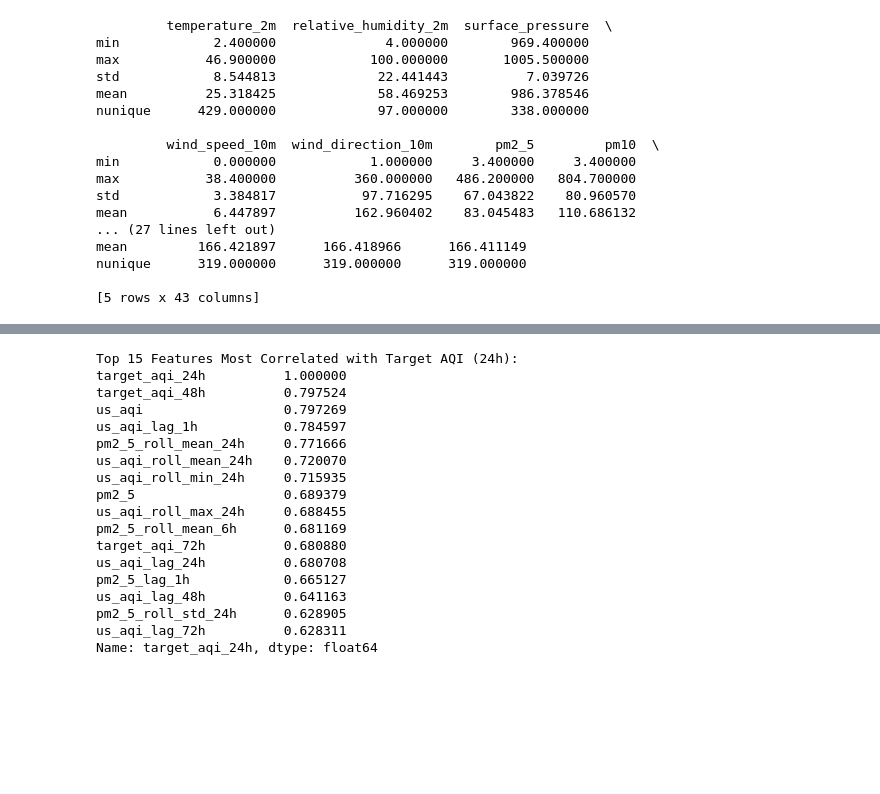
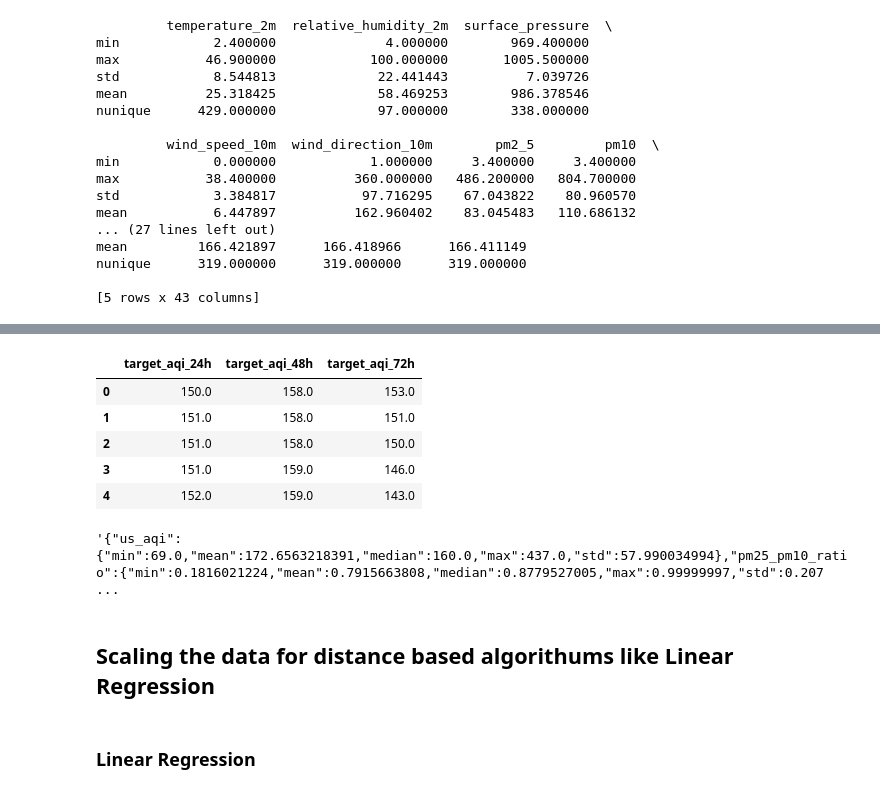
Before and after one commit to HabibUrRehman-mk/AQI_Predictor, a Jupyter notebook: ml_pipeline.ipynb, the cells around one changed output, grey strips where cells are left out. Drawn from its saved outputs; the diff is of its cells as text; code cells hidden in the pictures; blank space fills up the shorter version.

```diff
--- a/ml_pipeline.ipynb
+++ b/ml_pipeline.ipynb
@@ -109,4 +109,35 @@ nunique      319.000000      319.000000      319.000000
 
 [5 rows x 43 columns]
 # %%
-from sklearn.model_selection import train_test_split
+import pandas as pd
+
+target_cols = ["target_aqi_24h", "target_aqi_48h", "target_aqi_72h"]
+metadata_cols = ["time", "city"]
+feature_cols = [c for c in df.columns if c not in target_cols + metadata_cols]
+
+X = df[feature_cols]
+y = df[target_cols]
+
+# 3. Calculate Index Cutoffs (80% Train, 10% Val, 10% Test)
+n = len(df)
+train_end = int(n * 0.80)
+val_end = int(n * 0.90)
+
+# Maximum horizon gap (72 hours) to avoid target overlap
+GAP = 72
+
+# Train set
+X_train = X.iloc[:train_end]
+y_train = y.iloc[:train_end]
+
+# Validation set (skip GAP rows after train_end)
+X_val = X.iloc[train_end + GAP : val_end]
+y_val = y.iloc[train_end + GAP : val_end]
+
+# Test set (skip GAP rows after val_end)
+X_test = X.iloc[val_end + GAP :]
+y_test = y.iloc[val_end + GAP :]
+
+print(f"Train Range: {df['time'].iloc[0]} to {df['time'].iloc[train_end-1]}")
+print(f"Val Range:   {df['time'].iloc[train_end+GAP]} to {df['time'].iloc[val_end-1]}")
+print(f"Test Range:  {df['time'].iloc[val_end+GAP]} to {df['time'].iloc[-1]}")
@@ -161,25 +235,9 @@ Computing Spearman Correlation across all 43 numeric features...
-# %%
-# Rank top features driving target_aqi_24h
-target_corr = corr_matrix["target_aqi_24h"].abs().sort_values(ascending=False)
-
-print("Top 15 Features Most Correlated with Target AQI (24h):")
-print(target_corr.head(16))  # Includes target itself at index 0
-# %% [output]
-Top 15 Features Most Correlated with Target AQI (24h):
-target_aqi_24h          1.000000
-target_aqi_48h          0.797524
-us_aqi                  0.797269
-us_aqi_lag_1h           0.784597
-pm2_5_roll_mean_24h     0.771666
-us_aqi_roll_mean_24h    0.720070
-us_aqi_roll_min_24h     0.715935
-pm2_5                   0.689379
-us_aqi_roll_max_24h     0.688455
-pm2_5_roll_mean_6h      0.681169
-target_aqi_72h          0.680880
-us_aqi_lag_24h          0.680708
-pm2_5_lag_1h            0.665127
-us_aqi_lag_48h          0.641163
-pm2_5_roll_std_24h      0.628905
-us_aqi_lag_72h          0.628311
-Name: target_aqi_24h, dtype: float64
+# %%
+y_train.head()
+# %% [output]
+|  | target_aqi_24h | target_aqi_48h | target_aqi_72h |
+| 0 | 150.0 | 158.0 | 153.0 |
+| 1 | 151.0 | 158.0 | 151.0 |
+| 2 | 151.0 | 158.0 | 150.0 |
+| 3 | 151.0 | 159.0 | 146.0 |
+| 4 | 152.0 | 159.0 | 143.0 |
@@ -185,0 +278,8 @@ Name: target_aqi_24h, dtype: float64
+# %%
+x_train_filtered.agg(['min','mean','median','max','std']).to_json()
+# %% [output]
+'{"us_aqi":{"min":69.0,"mean":172.6563218391,"median":160.0,"max":437.0,"std":57.990034994},"pm25_pm10_ratio":{"min":0.1816021224,"mean":0.7915663808,"median":0.8779527005,"max":0.99999997,"std":0.207 ...
+# %% [markdown]
+## Scaling the data for distance based algorithums like Linear Regression
+# %% [markdown]
+### Linear Regression
```
Also changed, not shown: parts of 18 cells of this notebook, 2 other files.
